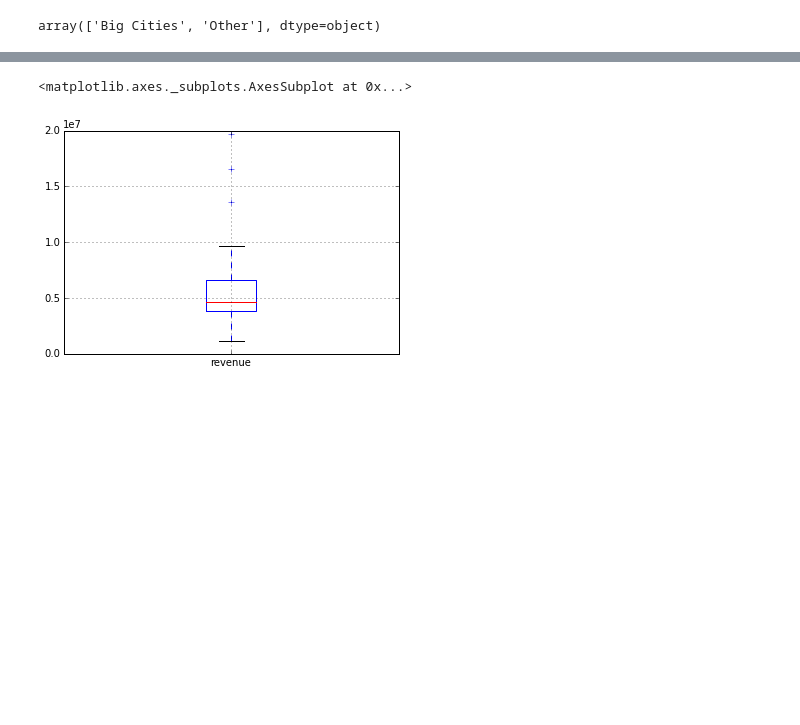
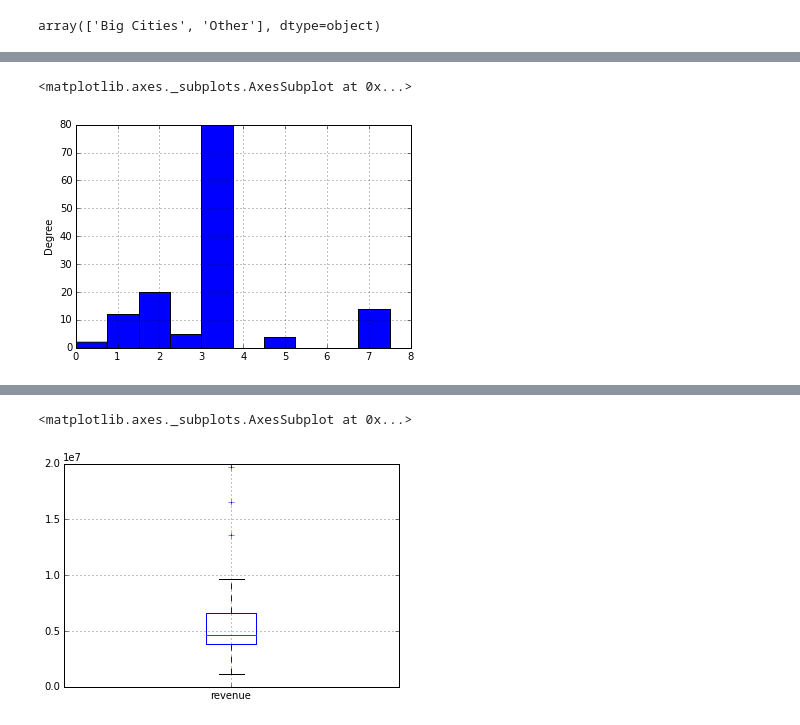
Before and after one commit to Cat-n-Dog/follow-m, a Jupyter notebook: Restaurant.ipynb, the cells around one changed output, grey strips where cells are left out. Cells and saved outputs as stored; diff of their text form; code cells hidden in the pictures; blank space fills up the shorter version.

```diff
--- a/Restaurant.ipynb
+++ b/Restaurant.ipynb
@@ -199,0 +185,5 @@ print train_df[ train_df.Open_Year == 2000 ]
+# %%
+train_df.P29.plot(kind='hist')
+# %% [output]
+<matplotlib.axes._subplots.AxesSubplot at 0x...>
+[figure, added]
```
Also changed, not shown: parts of 16 cells of this notebook.
